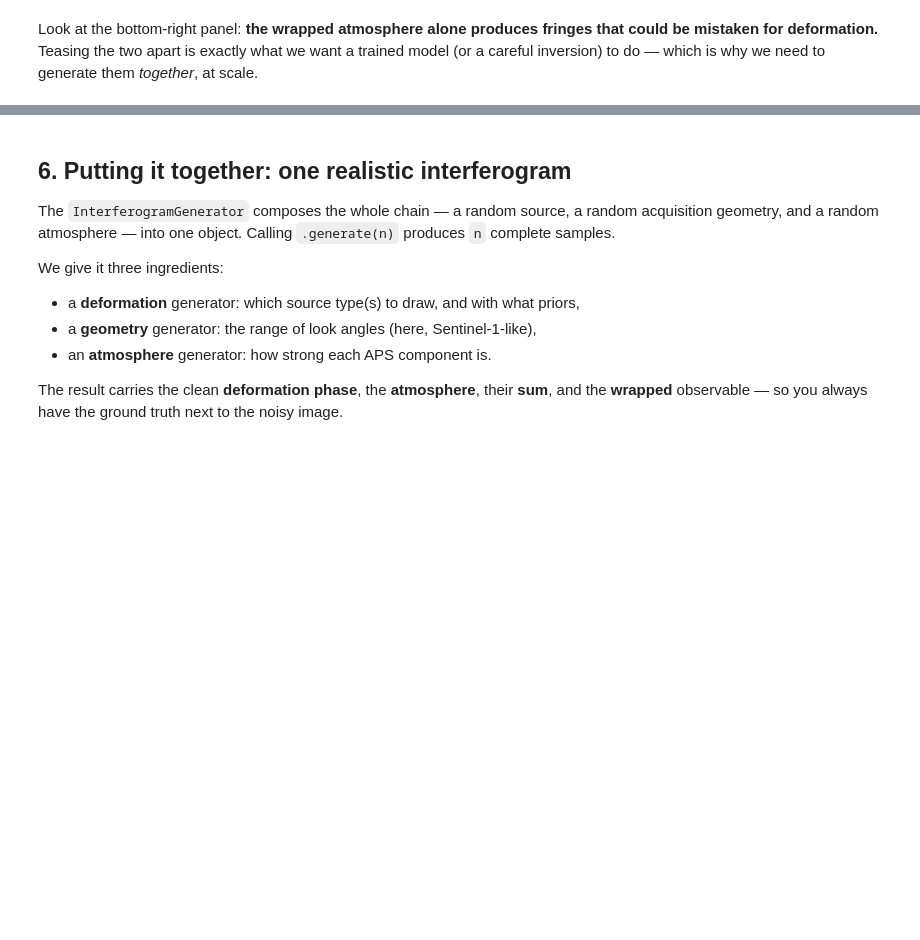
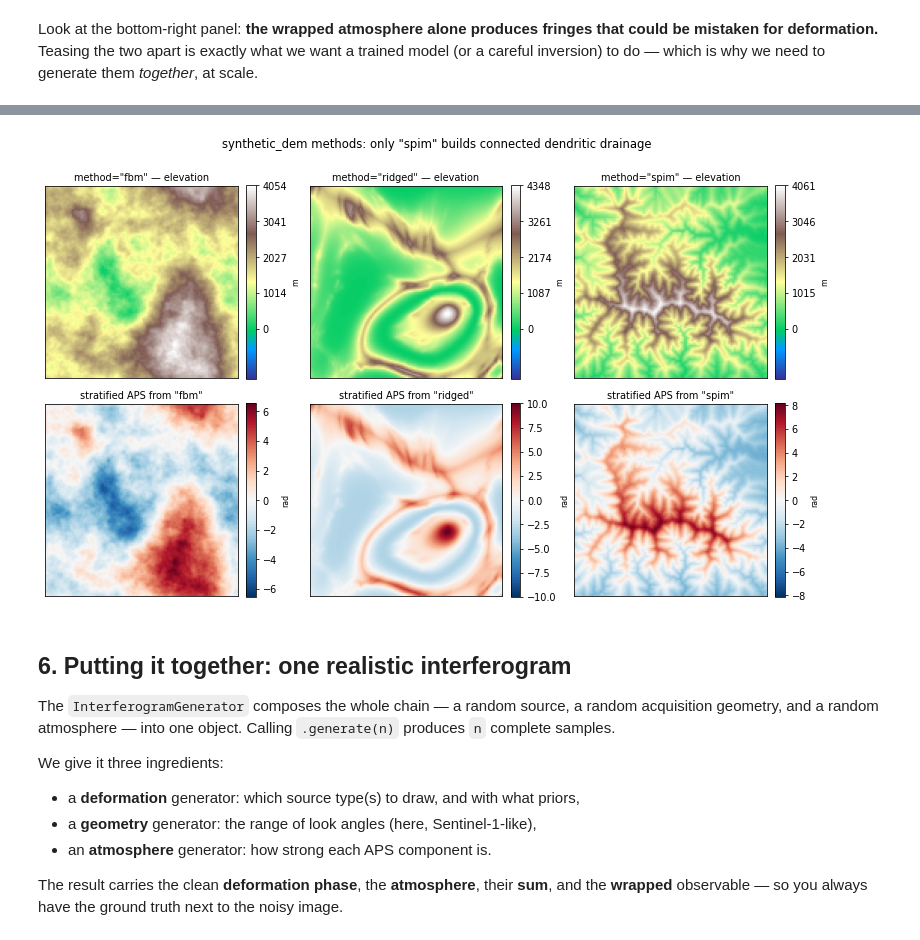
Before and after one commit to robertpop99/torchdeform, a Jupyter notebook: examples/guide.ipynb, the cells around one changed output, grey strips where cells are left out. Saved outputs shown, nothing was run; the diff lists cells and outputs as text; code cells hidden in the pictures; blank space fills up the shorter version.

Commit message:
Add new synthetic DEM generator to examples

```diff
--- a/examples/guide.ipynb
+++ b/examples/guide.ipynb
@@ -329,3 +360,32 @@ to generate them *together*, at scale.
+# %%
+# --- the three synthetic_dem methods, and the stratified APS each one produces ---
+gd = torch.Generator().manual_seed(3)
+methods = ["fbm", "ridged", "spim"]
+dems = {m: synthetic_dem(1, ROWS, COLS, relief=800.0, method=m, positive=True,
+                         psizex=PS, psizey=PS, generator=gd) for m in methods}
+
+fig, axs = plt.subplots(2, 3, figsize=(11.5, 6.8))
+for ax_e, ax_a, m in zip(axs[0], axs[1], methods):
+    d = field(dems[m])
+    # vmin < 0 keeps matplotlib's blue "water" band off the scale — this is all dry land
+    me = ax_e.imshow(d, extent=EXT, origin="lower", cmap="terrain",
+                     vmin=-0.35 * d.max(), vmax=d.max())
+    ax_e.set_title(f'method="{m}" — elevation', fontsize=10)
+    cb = plt.colorbar(me, ax=ax_e, fraction=0.046, pad=0.04)
+    cb.set_ticks(np.linspace(0.0, d.max(), 5))          # the sub-zero range is padding, not terrain
+    cb.set_label("m", fontsize=8)
+
+    aps = field(stratified_aps(dems[m], torch.tensor([3e-3])))
+    v = float(np.abs(aps).max()) or 1.0
+    ma = ax_a.imshow(aps, extent=EXT, origin="lower", cmap="RdBu_r", vmin=-v, vmax=v)
+    ax_a.set_title(f'stratified APS from "{m}"', fontsize=10)
+    plt.colorbar(ma, ax=ax_a, fraction=0.046, pad=0.04).set_label("rad", fontsize=8)
+    for ax in (ax_e, ax_a):
+        ax.set_xticks([]); ax.set_yticks([])
+fig.suptitle('synthetic_dem methods: only "spim" builds connected dendritic drainage', y=1.0)
+plt.tight_layout(); plt.show()
+# %% [output]
+[figure, added]
 # %% [markdown]
 ## 6. Putting it together: one realistic interferogram
 
```
Also changed, not shown: parts of 7 cells of this notebook, 5 other files.
